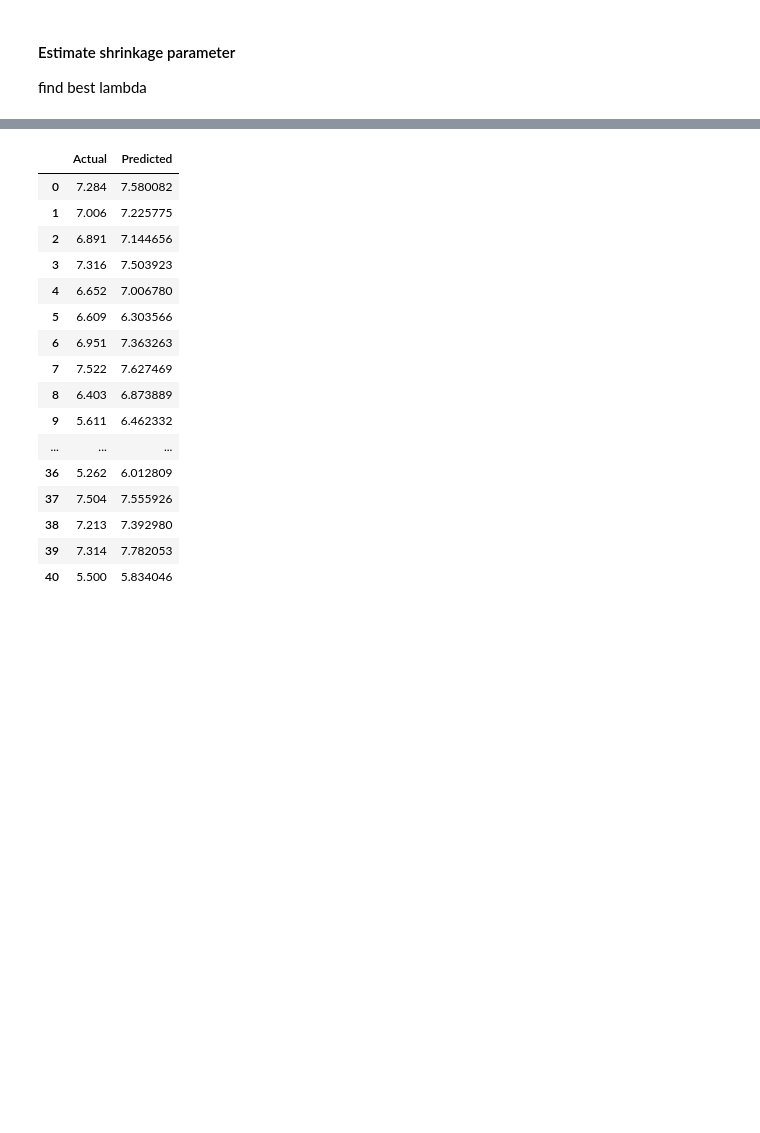
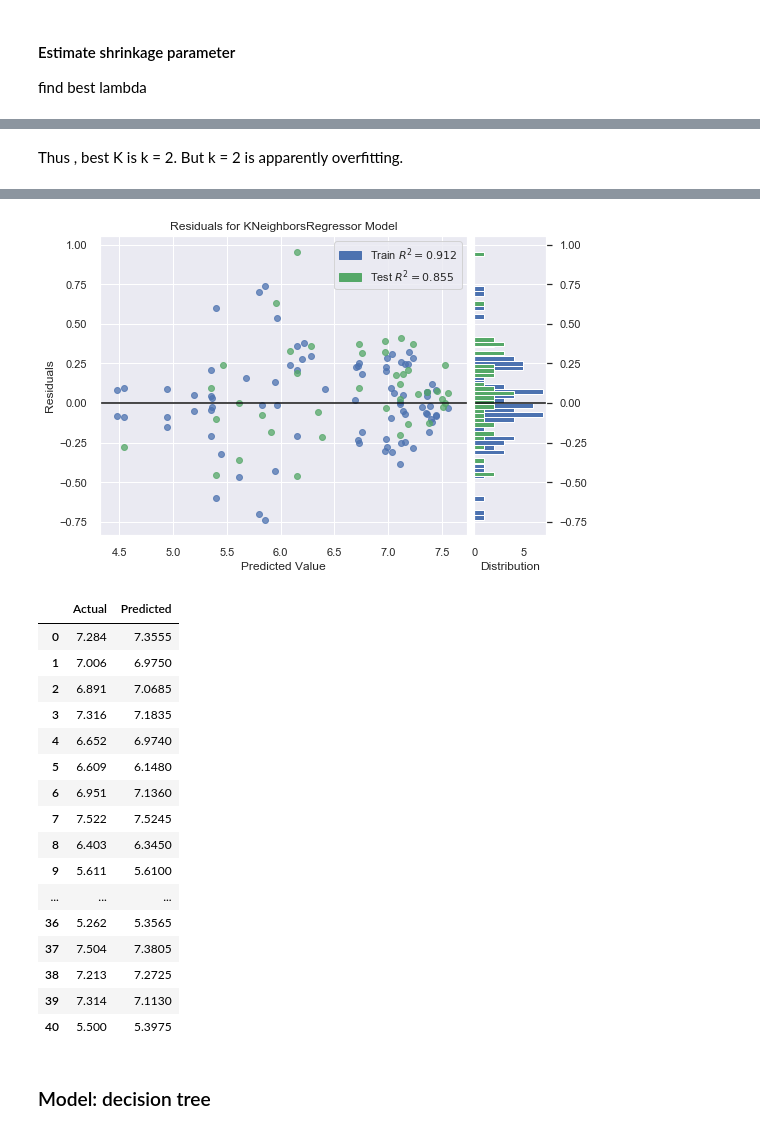
Before and after one commit to YiranJing/Health_and_Happiness_Study, a Jupyter notebook: notebook/Stage_2_model.ipynb, the cells around one changed output, grey strips where cells are left out. Saved outputs shown, nothing was run; the diff lists cells and outputs as text; code cells hidden in the pictures; blank space fills up the shorter version.

```diff
--- a/notebook/Stage_2_model.ipynb
+++ b/notebook/Stage_2_model.ipynb
@@ -110,7 +115,7 @@ possible_features = [
         'income_inequality',
        'unemployment',
        'Economy (GDP per Capita)', 'Family', 'Health (Life Expectancy)',
-       'Freedom', 'Trust (Government Corruption)', 'Generosity']
+       'Freedom', 'Trust (Government Corruption)', 'Generosity','Dystopia Residual']
 
 for feature in possible_features:
     fig, ax = plt.subplots(figsize=(8,5))
@@ -340,9 +313,21 @@ len(alphas)
 clf = RidgeCV(alphas=alphas) # use Cross-validation to select best lambda
 clf.fit(X_train_more, y_train)
 
+print('Intercept: \n', clf.intercept_)
+print('Coefficients: \n', clf.coef_)
+r_sq = clf.score(X_train_more, y_train)
+print('coefficient of determination: \n', r_sq)
+
+
 y_pred = clf.predict(X_test_more) # predict
 regression_results(y_test, y_pred)
 
+#### Create Residual Plots
+visualizer = ResidualsPlot(clf)
+visualizer.fit(X_train_more, y_train)  # Fit the training data to the visualizer
+visualizer.score(X_test_more, y_test)  # Evaluate the model on the test data
+visualizer.show()
+
 pred_actual_table = pd.DataFrame({'Actual': y_test.flatten(), 'Predicted': y_pred.flatten()})
-pred_actual_table
+#pred_actual_table
 # %% [output]
@@ -375,9 +347,0 @@ Linear least squares with l1 regularization.
-# %%
-clf = LassoCV(cv=10, random_state=0) # use Cross-validation to select best lambda
-clf.fit(X_train_more, y_train)
-
-y_pred = clf.predict(X_test_more) # predict
-regression_results(y_test, y_pred)
-
-pred_actual_table = pd.DataFrame({'Actual': y_test.flatten(), 'Predicted': y_pred.flatten()})
-pred_actual_table
@@ -410,6 +350,6 @@ RMSE:  0.4805
 Since no clear linear pattern, so we try KNN to see if can get better result
 # %%
-rmse_val = [] #to store rmse values for different k
+rmse_val = [0] #to store rmse values for different k
 for K in range(20):
     K = K+1
     model = neighbors.KNeighborsRegressor(n_neighbors = K)
@@ -453,16 +389,25 @@ SyntaxError: invalid syntax (<ipython-input-349-ced17cfebbd5>, line 1)
+# %% [markdown]
+Thus , best K is k = 2. But k = 2 is apparently overfitting.
 # %%
-lr3 = neighbors.KNeighborsRegressor(n_neighbors = 1)  # select k = 1
+lr3 = neighbors.KNeighborsRegressor(n_neighbors = 2)  # select k = 1
 lr3.fit(X_train_more, y_train)
 
 
-print('Intercept: \n', lr2.intercept_)
-print('Coefficients: \n', lr2.coef_)
-r_sq = lr2.score(X_train_more, y_train)
+#print('Intercept: \n', lr3.intercept_)
+#print('Coefficients: \n', lr3.coef_)
+r_sq = lr3.score(X_train_more, y_train)
 print('coefficient of determination: \n', r_sq)
 
 print("\n---------------Evaluation----------------------------------")
-y_pred = lr2.predict(X_test_more) # predict
+y_pred = lr3.predict(X_test_more) # predict
 regression_results(y_test, y_pred)
+
+#### Create Residual Plots
+visualizer = ResidualsPlot(lr3)
+visualizer.fit(X_train_more, y_train)  # Fit the training data to the visualizer
+visualizer.score(X_test_more, y_test)  # Evaluate the model on the test data
+visualizer.show()                 # Finalize and render the figure
+
 
 pred_actual_table = pd.DataFrame({'Actual': y_test.flatten(), 'Predicted': y_pred.flatten()})
 pred_actual_table
@@ -485,17 +425,20 @@ RMSE:  0.4859
+[figure, added]
 |  | Actual | Predicted |
-| 0 | 7.284 | 7.580082 |
-| 1 | 7.006 | 7.225775 |
-| 2 | 6.891 | 7.144656 |
-| 3 | 7.316 | 7.503923 |
-| 4 | 6.652 | 7.006780 |
-| 5 | 6.609 | 6.303566 |
-| 6 | 6.951 | 7.363263 |
-| 7 | 7.522 | 7.627469 |
-| 8 | 6.403 | 6.873889 |
-| 9 | 5.611 | 6.462332 |
+| 0 | 7.284 | 7.3555 |
+| 1 | 7.006 | 6.9750 |
+| 2 | 6.891 | 7.0685 |
+| 3 | 7.316 | 7.1835 |
+| 4 | 6.652 | 6.9740 |
+| 5 | 6.609 | 6.1480 |
+| 6 | 6.951 | 7.1360 |
+| 7 | 7.522 | 7.5245 |
+| 8 | 6.403 | 6.3450 |
+| 9 | 5.611 | 5.6100 |
 | ... | ... | ... |
-| 36 | 5.262 | 6.012809 |
-| 37 | 7.504 | 7.555926 |
-| 38 | 7.213 | 7.392980 |
-| 39 | 7.314 | 7.782053 |
-| 40 | 5.500 | 5.834046 |
+| 36 | 5.262 | 5.3565 |
+| 37 | 7.504 | 7.3805 |
+| 38 | 7.213 | 7.2725 |
+| 39 | 7.314 | 7.1130 |
+| 40 | 5.500 | 5.3975 |
+# %% [markdown]
+### Model: decision tree
```
Also changed, not shown: parts of 21 cells of this notebook.
